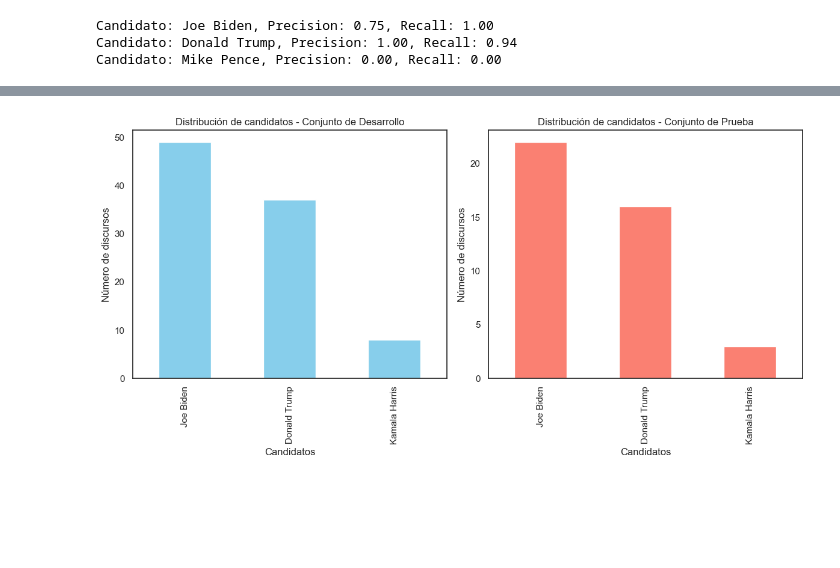
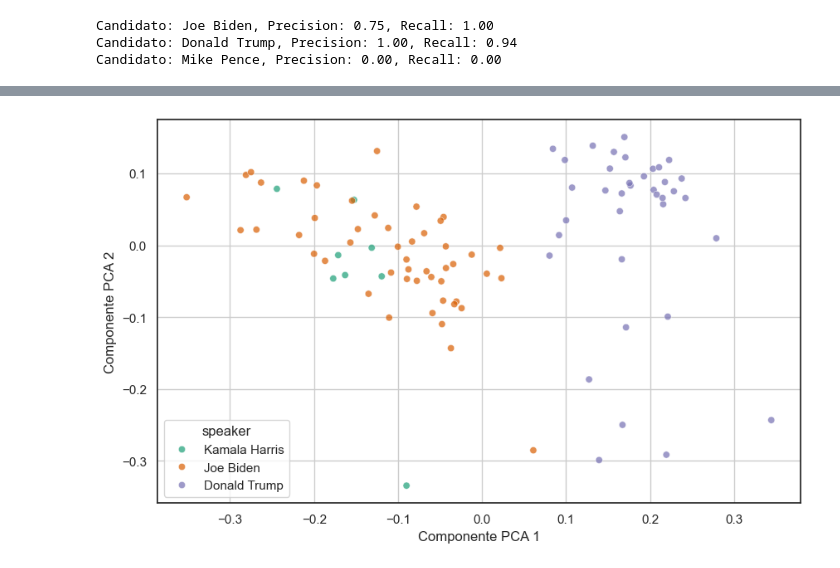
Before and after one commit to campon/intro-cd, a Jupyter notebook: Tarea_2/us2020_propuesta_estudiantes.ipynb, the cells around one changed output, grey strips where cells are left out. Drawn from its saved outputs; the diff is of its cells as text; code cells hidden in the pictures; blank space fills up the shorter version.

```diff
--- a/Tarea_2/us2020_propuesta_estudiantes.ipynb
+++ b/Tarea_2/us2020_propuesta_estudiantes.ipynb
@@ -669,13 +675,16 @@ top_3_candidates = df_speeches_clean["speaker"].value_counts().head(5).index
 # descartamos al tercer candidato
 top_3_candidates = top_3_candidates.drop(top_3_candidates[2])
 top_3_candidates = top_3_candidates.drop(top_3_candidates[2])
-print(f"Top 3 candidatos: {top_3_candidates}")
+#print(f"Top 3 candidatos: {top_3_candidates}")
 # print("---------------")
 
 df_speeches_top_3 = df_speeches_clean[
      df_speeches_clean["speaker"].isin(top_3_candidates)
 ].reset_index(drop=True)
 
+# porcentaje de discursos por candidato
+print("Porcentaje de discursos por candidato:")
+print(df_speeches_top_3["speaker"].value_counts(normalize=True) * 100)
 
 # 1: Separar 30% del conjunto para test. Al resto lo llamamos "dev" (desarrollo).
 
@@ -686,36 +695,6 @@ X_dev, X_test, y_dev, y_test = train_test_split(
     test_size=0.3,
     random_state=42
 )
-print(f"Tamaños de los conjuntos: {df_speeches_top_3.shape}")
-print(f"Tamaños de los conjuntos: {X_dev.shape}, {X_test.shape}")
-print(y_dev.unique())
-
-
-# 2: Visualización de la proporción de cada candidato por conjunto
-
-import matplotlib.pyplot as plt
-
-def plot_candidate_distribution(y_dev, y_test):
-    plt.figure(figsize=(12, 6))
-
-    # Gráfico de barras para el conjunto de desarrollo
-    plt.subplot(1, 2, 1)
-    y_dev.value_counts().plot(kind='bar', color='skyblue')
-    plt.title('Distribución de candidatos - Conjunto de Desarrollo')
-    plt.xlabel('Candidatos')
-    plt.ylabel('Número de discursos')
-
-    # Gráfico de barras para el conjunto de prueba
-    plt.subplot(1, 2, 2)
-    y_test.value_counts().plot(kind='bar', color='salmon')
-    plt.title('Distribución de candidatos - Conjunto de Prueba')
-    plt.xlabel('Candidatos')
-    plt.ylabel('Número de discursos')
-
-    plt.tight_layout()
-    plt.show()
-
-plot_candidate_distribution(y_dev, y_test)
 
 
 # 3: Transforme el texto del conjunto de entrenamiento a la representación numérica (features) de conteo de palabras o bag of words.
@@ -729,8 +708,8 @@ vectorizer = CountVectorizer(
 )
 
 X_dev_counts = vectorizer.fit_transform(X_dev)
-print(f"Dimensiones de la matriz de conteo: {X_dev_counts.shape}")
-print(f"Proporción de entradas no cero: {X_dev_counts.nnz / X_dev_counts.shape[0] / X_dev_counts.shape[1]}")
+#print(f"Dimensiones de la matriz de conteo: {X_dev_counts.shape}")
+#print(f"Proporción de entradas no cero: {X_dev_counts.nnz / X_dev_counts.shape[0] / X_dev_counts.shape[1]}")
 vectorizer2 = CountVectorizer(
     stop_words=stopwords.words("english"),
     lowercase=True,
@@ -741,14 +720,14 @@ vectorizer2 = CountVectorizer(
 
 X_dev_counts2 = vectorizer2.fit_transform(X_dev)
 
-print(f"Dimensiones de la matriz de conteo: {X_dev_counts2.shape}")
-print(f"Proporción de entradas no cero: {X_dev_counts2.nnz / X_dev_counts2.shape[0] / X_dev_counts2.shape[1]}")
+#print(f"Dimensiones de la matriz de conteo: {X_dev_counts2.shape}")
+#print(f"Proporción de entradas no cero: {X_dev_counts2.nnz / X_dev_counts2.shape[0] / X_dev_counts2.shape[1]}")
 
 
 # 4: Obtenga la representación numérica Term Frequency - Inverse Document Frequency.
 
 X_dev_tfidf = TfidfTransformer(use_idf=True).fit_transform(X_dev_counts)
-print(f"Dimensiones de la matriz TF-IDF: {X_dev_tfidf.shape}")
+#print(f"Dimensiones de la matriz TF-IDF: {X_dev_tfidf.shape}")
 
 X_dev_tfidf2 = TfidfTransformer(use_idf=True).fit_transform(X_dev_counts2)
 
@@ -772,6 +751,8 @@ plt.ylabel('Componente PCA 2')
 plt.grid()
 plt.show()
 
+print(f"Varianza explicada por las dos primeras componentes (TF-IDF 2): {np.sum(pca.explained_variance_ratio_[:2])}")
+
 # Haga una visualización que permita entender cómo varía la varianza explicada a medida que se agregan componentes (e.g: hasta 10 cplt.figure(figsize=(10, 6))
 fig, axes = plt.subplots(1, 2, figsize=(12, 6))
 
@@ -793,43 +774,4 @@ axes[1].set_xticks(range(1, len(pca.explained_variance_ratio_) + 1))
 
 plt.tight_layout()
 plt.show()
-
-pca2 = PCA(n_components=10)
-X_dev_pca2 = pca2.fit_transform(X_dev_tfidf2.toarray())
-
-# Visualización de las dos primeras componentes PCA
-plt.figure(figsize=(10, 6))
-sns.scatterplot(
-    x=X_dev_pca2[:, 0],
-    y=X_dev_pca2[:, 1],
-    hue=y_dev,
-    palette='Dark2',
-    alpha=0.7
-)
-plt.xlabel('Componente PCA 1')
-plt.ylabel('Componente PCA 2')
-plt.grid()
-plt.show()
-
-# Haga una visualización que permita entender cómo varía la varianza explicada a medida que se agregan componentes (e.g: hasta 10 cplt.figure(figsize=(10, 6))
-fig, axes = plt.subplots(1, 2, figsize=(12, 6))
-
-# Primer gráfico: varianza explicada acumulada
-axes[0].plot(range(1, 11), np.cumsum(pca2.explained_variance_ratio_[:10]), marker='o')
-axes[0].set_title('Varianza explicada acumulada por componentes PCA')
-axes[0].set_xlabel('Número de componentes PCA')
-axes[0].set_ylabel('Varianza explicada acumulada')
-axes[0].grid()
-axes[0].set_xticks(range(1, 11))
-
-# Segundo gráfico: varianza explicada individual
-axes[1].plot(range(1, len(pca2.explained_variance_ratio_) + 1), pca2.explained_variance_ratio_, marker='o')
-axes[1].set_title('Varianza explicada por cada componente PCA')
-axes[1].set_xlabel('Número de componentes PCA')
-axes[1].set_ylabel('Varianza explicada')
-axes[1].grid()
-axes[1].set_xticks(range(1, len(pca2.explained_variance_ratio_) + 1))
-
-plt.tight_layout()
-plt.show()
 # %% [output]
@@ -840 +784 @@ Tamaños de los conjuntos: (94,), (41,)
-[figure, old version]
+[figure, new version]
```
Also changed, not shown: parts of 6 cells of this notebook, 15 other files.
